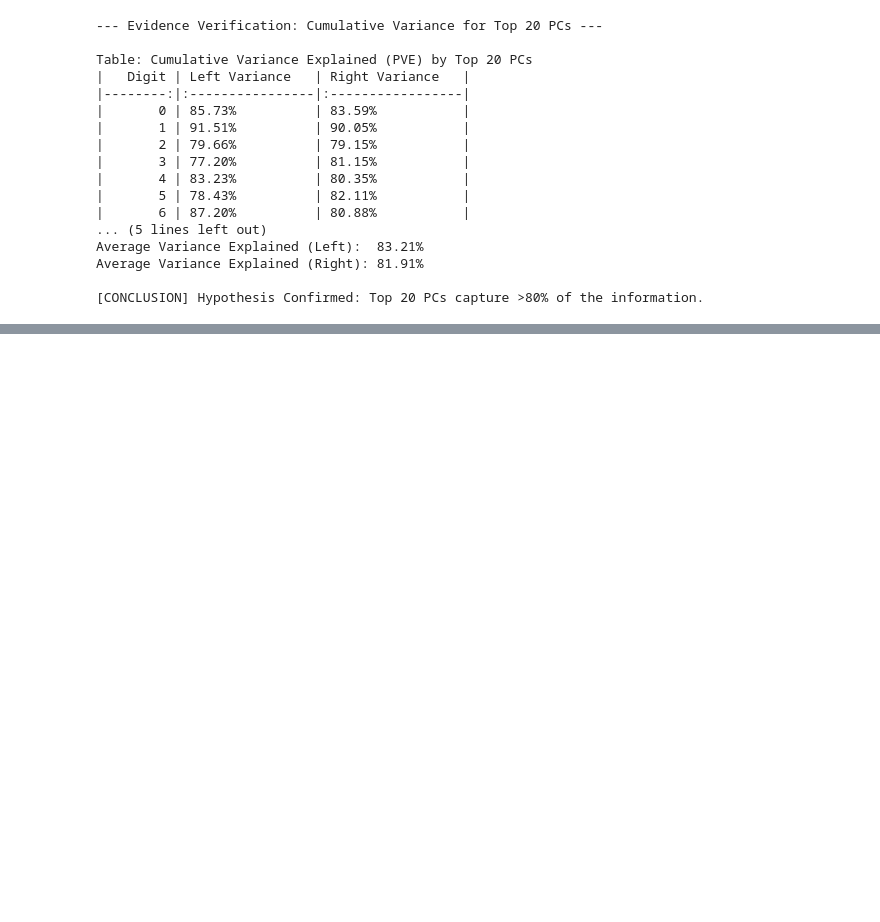
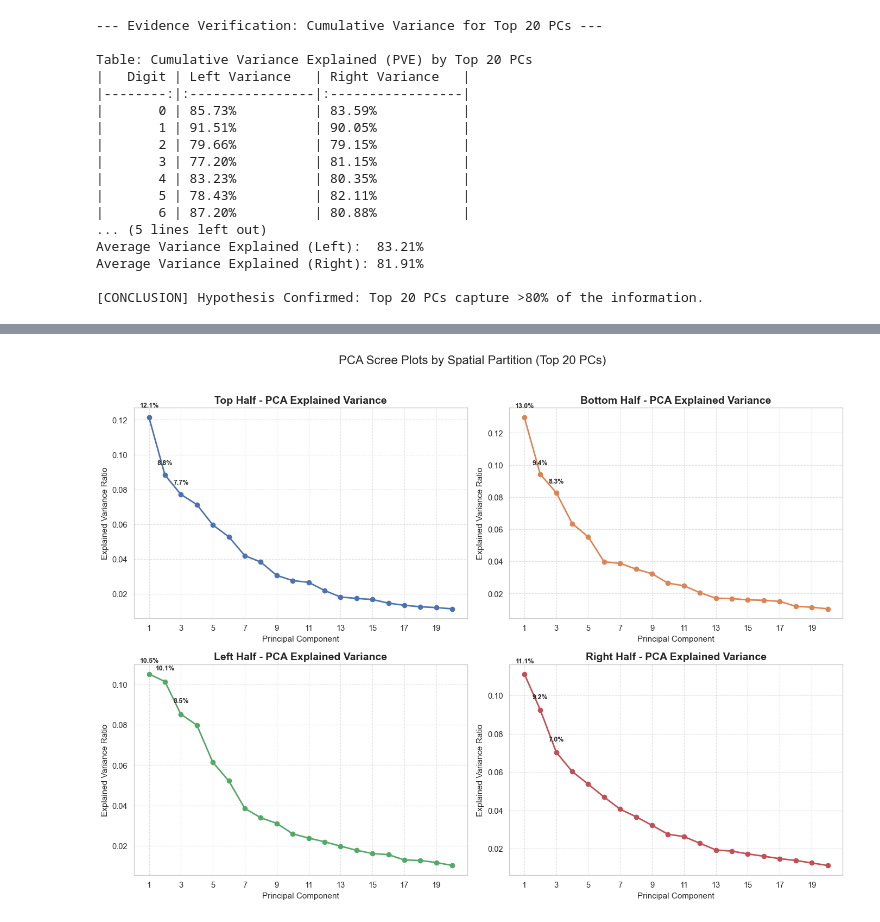
Before and after one commit to Kircerta/PCA_CCA_mnist_visualization, a Jupyter notebook: STA437_Final_Project_Code.ipynb, the cells around one changed output, grey strips where cells are left out. Cells and saved outputs as stored; diff of their text form; code cells hidden in the pictures; blank space fills up the shorter version.

```diff
--- a/STA437_Final_Project_Code.ipynb
+++ b/STA437_Final_Project_Code.ipynb
@@ -1893,0 +1976,78 @@ Processing Digit 9...
+# %%
+import matplotlib.pyplot as plt
+import seaborn as sns
+import pandas as pd
+import numpy as np
+from sklearn.decomposition import PCA
+import os
+
+# --- 1. 数据加载与预处理 ---
+# 确保 mnist.csv 在当前目录下
+if os.path.exists("mnist.csv"):
+    df = pd.read_csv('mnist.csv')
+    # 假设第一列是 label，后面是 784 个像素
+    X = df.iloc[:, 1:].values / 255.0
+else:
+    raise FileNotFoundError("mnist.csv not found!")
+
+# 参数配置
+IMG_SIZE = 28
+CUT_IDX = 14  # 28x28 的中间点
+N_COMPONENTS = 20
+n_samples = X.shape[0]
+
+# 将数据 Reshape 回图像格式 (N, 28, 28) 以便切割
+X_img = X.reshape(n_samples, IMG_SIZE, IMG_SIZE)
+
+# --- 2. 切分数据 (Top/Bottom/Left/Right) ---
+data_splits = {}
+
+# Top: Rows 0-13
+data_splits['Top Half'] = X_img[:, :CUT_IDX, :].reshape(n_samples, -1)
+# Bottom: Rows 14-27
+data_splits['Bottom Half'] = X_img[:, CUT_IDX:, :].reshape(n_samples, -1)
+# Left: Cols 0-13
+data_splits['Left Half'] = X_img[:, :, :CUT_IDX].reshape(n_samples, -1)
+# Right: Cols 14-27
+data_splits['Right Half'] = X_img[:, :, CUT_IDX:].reshape(n_samples, -1)
+
+# --- 3. PCA 计算与绘图 ---
+# 设置绘图布局: 2行2列
+fig, axes = plt.subplots(2, 2, figsize=(14, 10))
+axes = axes.flatten()
+sns.set_theme(style="whitegrid", context="paper", font_scale=1.2)
+pc_nums = np.arange(1, N_COMPONENTS + 1)
+
+# 定义颜色，方便区分
+colors = ['#4c72b0', '#dd8452', '#55a868', '#c44e52']
+
+for i, (name, X_part) in enumerate(data_splits.items()):
+    # 运行 PCA
+    pca = PCA(n_components=N_COMPONENTS, random_state=42)
+    pca.fit(X_part)
+    var_ratio = pca.explained_variance_ratio_
+
+    # 绘图
+    ax = axes[i]
+    ax.plot(pc_nums, var_ratio, marker='o', linestyle='-', color=colors[i], linewidth=2, markersize=6)
+
+    # 标注前 3 个点的数值 (可选)
+    for j, val in enumerate(var_ratio[:3]):
+        ax.text(pc_nums[j], val + 0.005, f'{val:.1%}', ha='center', va='bottom', fontsize=9, fontweight='bold')
+
+    # 图表美化
+    ax.set_title(f'{name} - PCA Explained Variance', fontsize=14, fontweight='bold')
+    ax.set_xlabel('Principal Component', fontsize=11)
+    ax.set_ylabel('Explained Variance Ratio', fontsize=11)
+    ax.set_xticks(pc_nums[::2]) # 每隔一个显示刻度，避免拥挤
+    ax.grid(True, linestyle='--', alpha=0.6)
+
+    # 统一 Y 轴范围可以让对比更直观 (可选，如果不想要统一比例可注释掉下面这行)
+    # ax.set_ylim(0, 0.25)
+
+plt.suptitle(f'PCA Scree Plots by Spatial Partition (Top {N_COMPONENTS} PCs)', fontsize=16, y=1.02)
+plt.tight_layout()
+plt.savefig('pca_scree_plots_4_splits.png', dpi=300, bbox_inches='tight')
+plt.show()
+# %% [output]
+[figure, added]
```
Also changed, not shown: parts of 5 cells of this notebook, 4 other files.
